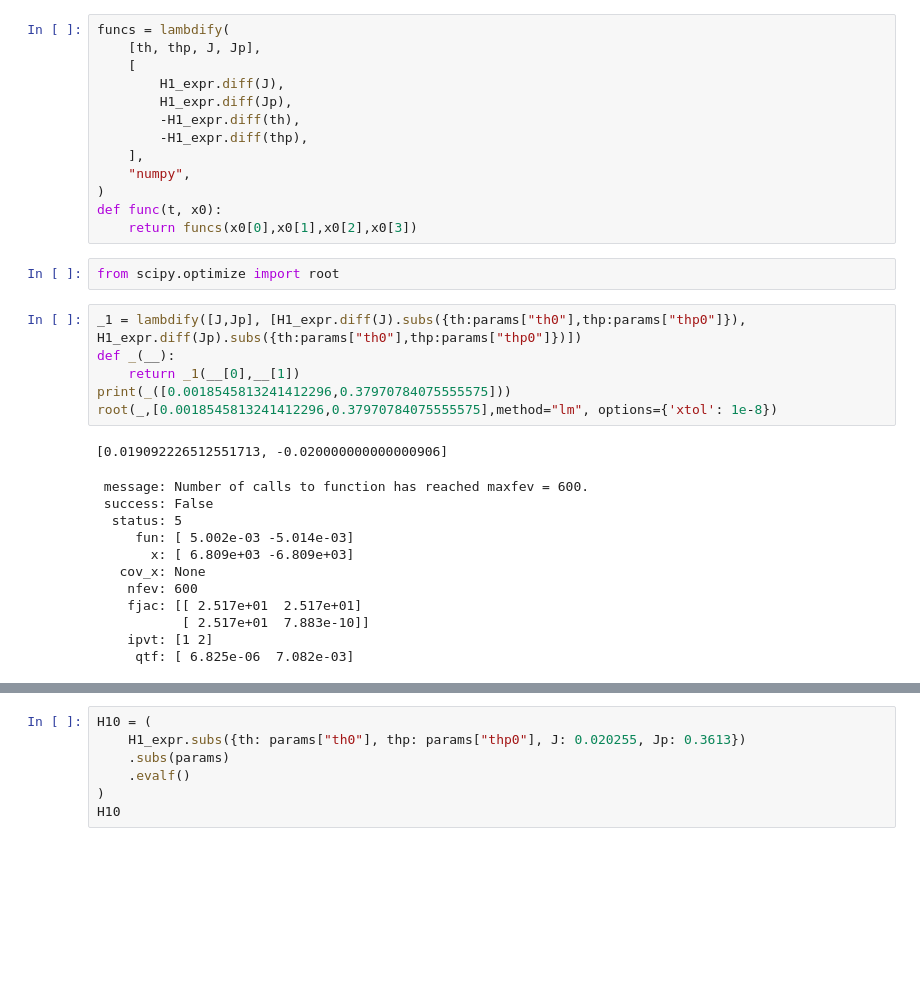
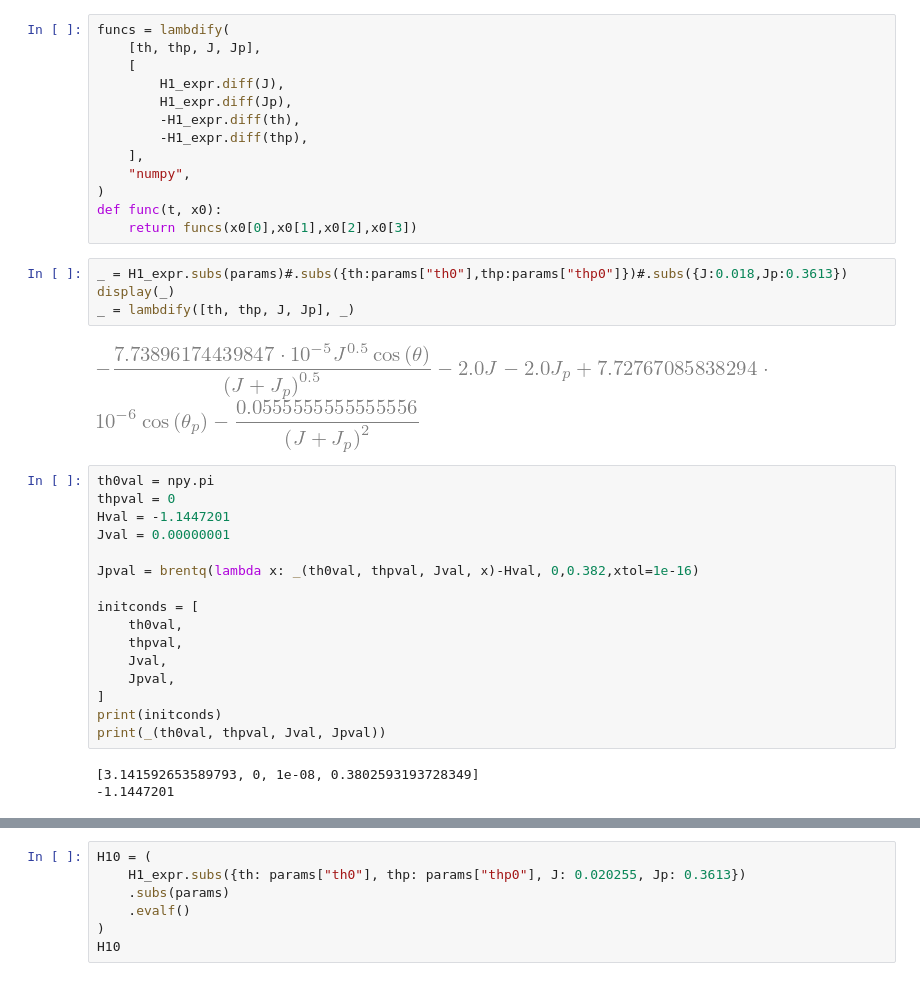
Before and after one commit to jtlaune/wc-apsidal-precession, a Jupyter notebook: paper-2-poincaire.ipynb, the cells around one changed output, grey strips where cells are left out. Drawn from its saved outputs; the diff is of its cells as text; blank space fills up the shorter version.

```diff
--- a/paper-2-poincaire.ipynb
+++ b/paper-2-poincaire.ipynb
@@ -162,25 +121,29 @@ funcs = lambdify(
 )
 def func(t, x0):
     return funcs(x0[0],x0[1],x0[2],x0[3])
-# %%
-from scipy.optimize import root
-# %%
-_1 = lambdify([J,Jp], [H1_expr.diff(J).subs({th:params["th0"],thp:params["thp0"]}), H1_expr.diff(Jp).subs({th:params["th0"],thp:params["thp0"]})])
-def _(__):
-    return _1(__[0],__[1])
-print(_([0.0018545813241412296,0.37970784075555575]))
-root(_,[0.0018545813241412296,0.37970784075555575],method="lm", options={'xtol': 1e-8})
-# %% [output]
-[0.019092226512551713, -0.020000000000000906]
- message: Number of calls to function has reached maxfev = 600.
- success: False
-  status: 5
-     fun: [ 5.002e-03 -5.014e-03]
-       x: [ 6.809e+03 -6.809e+03]
-   cov_x: None
-    nfev: 600
-    fjac: [[ 2.517e+01  2.517e+01]
-           [ 2.517e+01  7.883e-10]]
-    ipvt: [1 2]
-     qtf: [ 6.825e-06  7.082e-03]
+# %%
+_ = H1_expr.subs(params)#.subs({th:params["th0"],thp:params["thp0"]})#.subs({J:0.018,Jp:0.3613})
+display(_)
+_ = lambdify([th, thp, J, Jp], _)
+# %% [output]
+[figure, added]
+# %%
+th0val = npy.pi
+thpval = 0
+Hval = -1.1447201
+Jval = 0.00000001
+
+Jpval = brentq(lambda x: _(th0val, thpval, Jval, x)-Hval, 0,0.382,xtol=1e-16)
+
+initconds = [
+    th0val,
+    thpval,
+    Jval,
+    Jpval,
+]
+print(initconds)
+print(_(th0val, thpval, Jval, Jpval))
+# %% [output]
+[3.141592653589793, 0, 1e-08, 0.3802593193728349]
+-1.1447201
 # %%
```
Also changed, not shown: parts of 18 cells of this notebook.
